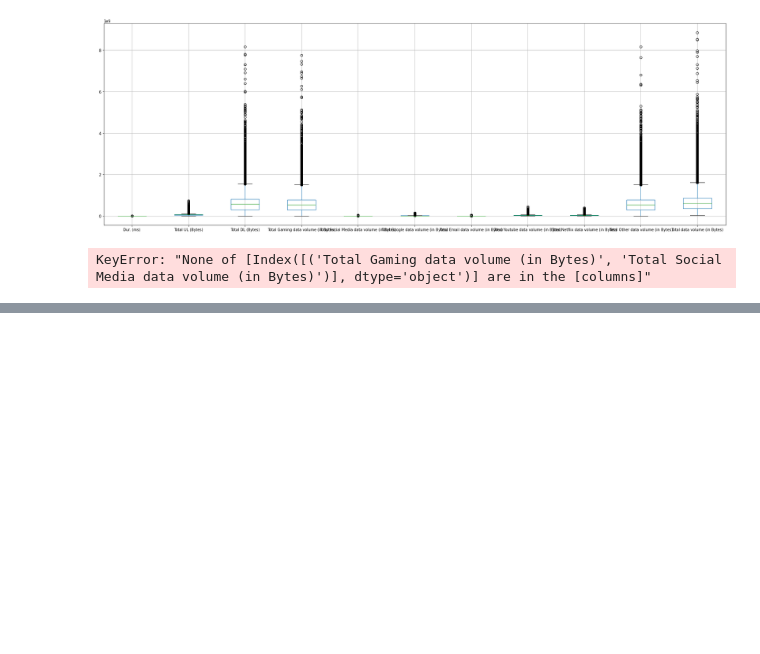
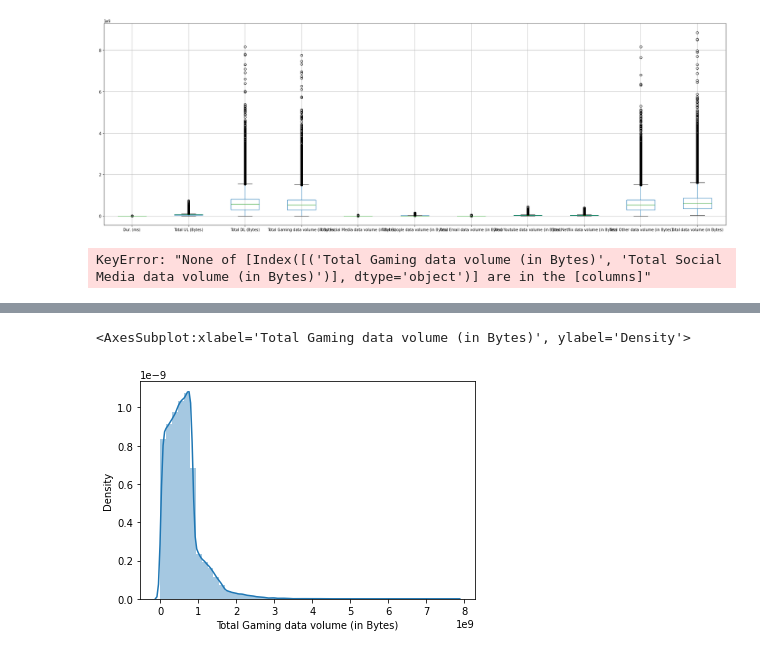
Before and after one commit to rssebudandi/Tell, a Jupyter notebook: notebooks/dataExploration.ipynb, the cells around one changed output, grey strips where cells are left out. Saved outputs shown, nothing was run; the diff lists cells and outputs as text; code cells hidden in the pictures; blank space fills up the shorter version.

```diff
--- a/notebooks/dataExploration.ipynb
+++ b/notebooks/dataExploration.ipynb
@@ -905,0 +1247,6 @@ KeyError: "None of [Index([('Total Gaming data volume (in Bytes)', 'Total Social
+# %%
+import seaborn as sns
+sns.distplot(Agg_data_goupedby_user['Total Gaming data volume (in Bytes)'])
+# %% [output]
+<AxesSubplot:xlabel='Total Gaming data volume (in Bytes)', ylabel='Density'>
+[figure, added]
```
Also changed, not shown: parts of 34 cells of this notebook, 9 other files.
